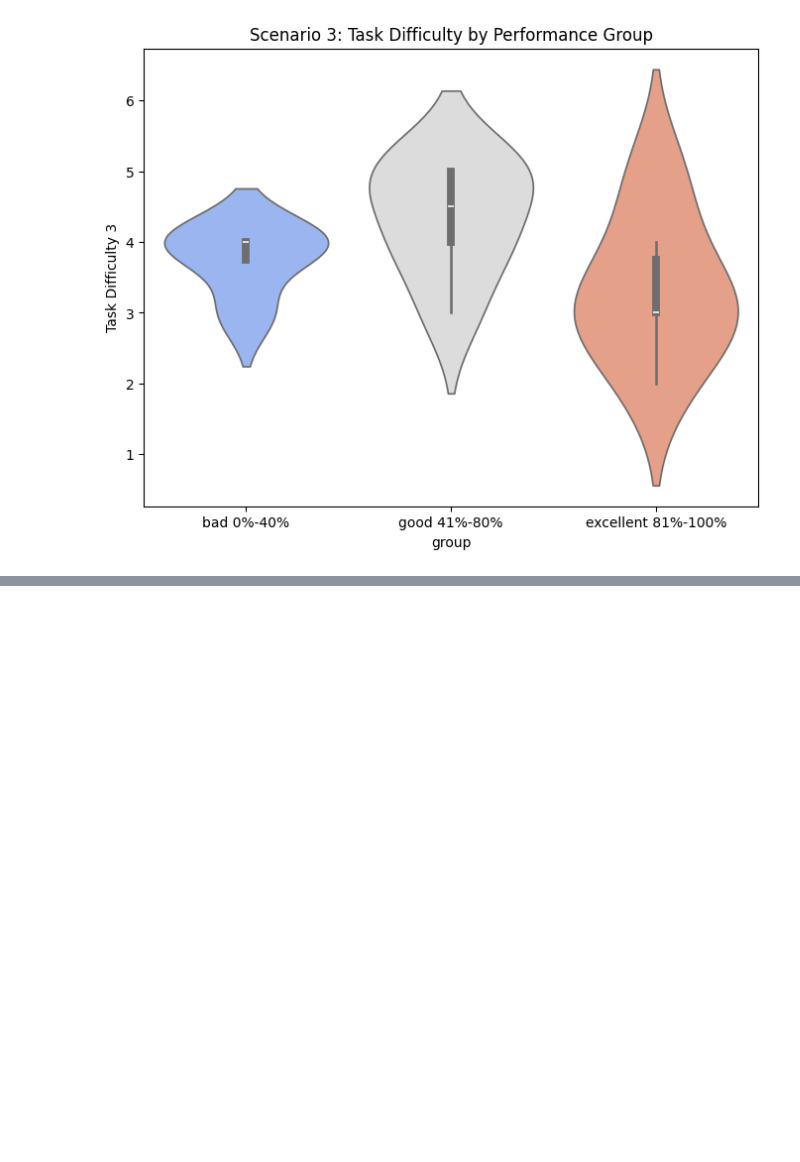
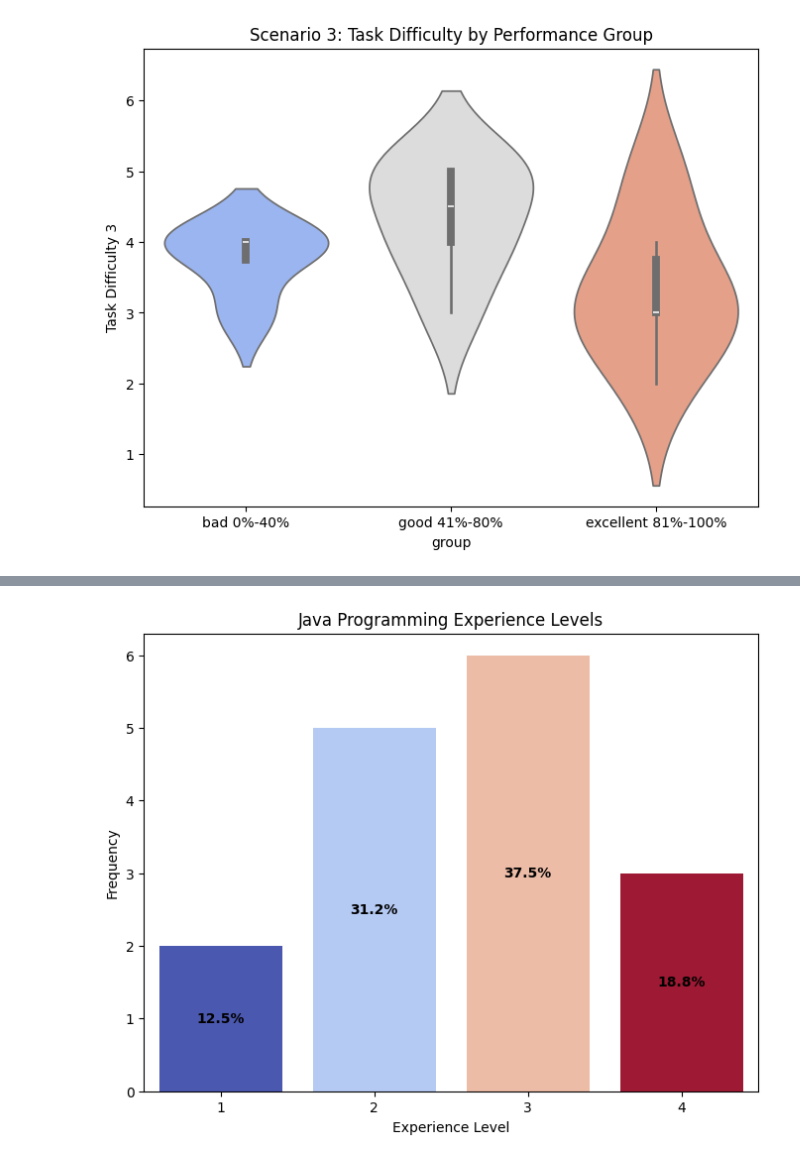
Before and after one commit to valeriatisch/LLM4FailureExplanation, a Jupyter notebook: survey/evaluation.ipynb, the cells around one changed output, grey strips where cells are left out. Saved outputs shown, nothing was run; the diff lists cells and outputs as text; code cells hidden in the pictures; blank space fills up the shorter version.

```diff
--- a/survey/evaluation.ipynb
+++ b/survey/evaluation.ipynb
@@ -322,0 +394,16 @@ plt.show()
+# %%
+plt.figure(figsize=(8, 6))
+ax = sns.countplot(x='How experienced are you in the Java programming language?', data=results_df, palette='coolwarm', hue='How experienced are you in the Java programming language?', legend=False)
+total = len(results_df)
+for p in ax.patches:
+    percentage = f'{100 * p.get_height() / total:.1f}%'
+    x = p.get_x() + p.get_width() / 2
+    y = p.get_height() / 2
+    ax.text(x, y, percentage, ha='center', va='center', color='black', fontweight='bold')
+ax.set_title('Java Programming Experience Levels')
+ax.set_xlabel('Experience Level')
+ax.set_ylabel('Frequency')
+plt.savefig(visualizations_dir / 'java_programming_experience_levels.png', dpi=1200)
+plt.show()
+# %% [output]
+[figure, added]
```
Also changed, not shown: parts of 7 cells of this notebook, 3 other files.
